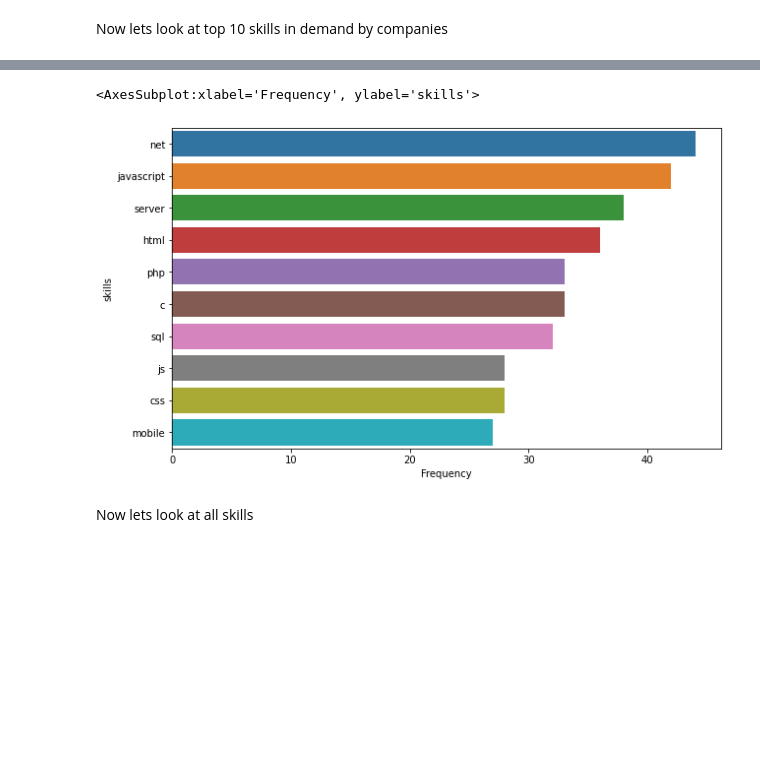
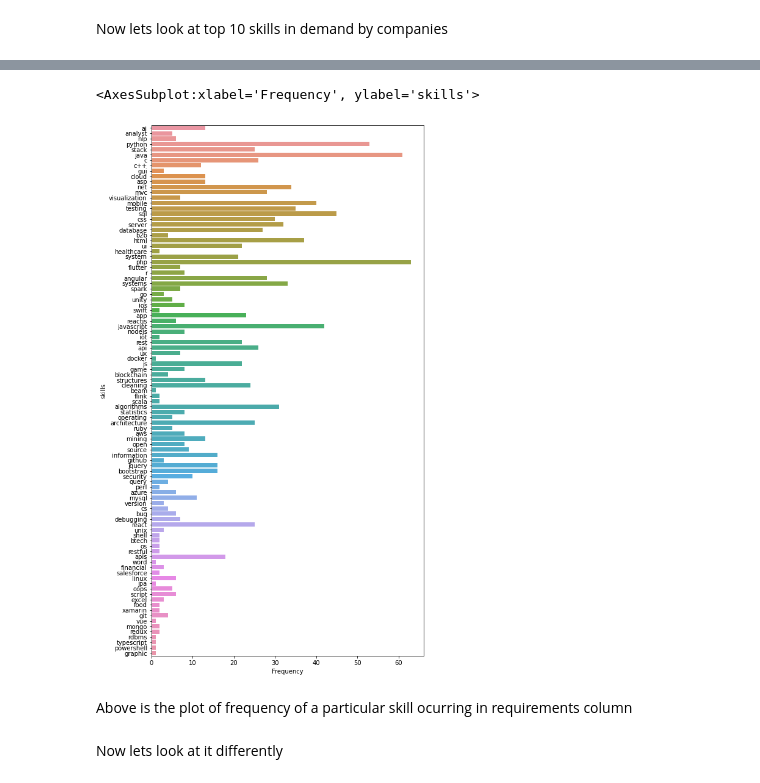
Before and after one commit to blaze-fire/Salary-Predictor, a Jupyter notebook: EDA.ipynb, the cells around one changed output, grey strips where cells are left out. Drawn from its saved outputs; the diff is of its cells as text; code cells hidden in the pictures; blank space fills up the shorter version.

```diff
--- a/EDA.ipynb
+++ b/EDA.ipynb
@@ -5,7 +5,7 @@ import matplotlib.pyplot as plt
 import seaborn as sns
 # %%
 %matplotlib inline
-plt.rcParams['figure.figsize'] = (10,6)
+plt.rcParams['figure.figsize'] = (10,8)
 # %%
 df = pd.read_csv('./data_prepared.csv')
 # %%
@@ -26,2 +25,0 @@ df.head()
-# %%
-df['requirements'].fillna('na', inplace=True)
@@ -87,5 +173,10 @@ skill_df = pd.DataFrame.from_dict(skills_dict, orient='index', columns=['Frequen
 top_skills = skill_df.sort_values(by='Frequency', ascending=False)[:10]
 top_skills['skills'] = top_skills.index
 top_skills.set_index(np.arange(0,len(top_skills)), inplace=True)
+# %%
+skill_df['skills'] = skill_df.index
+skill_df.set_index(np.arange(0, len(skill_df)), inplace=True)
+# %%
+skill_df['States'] = df['State']
 # %% [markdown]
 Now lets look at top 10 skills in demand by companies
@@ -92,10 +195,13 @@ Now lets look at top 10 skills in demand by companies
 # %%
-sns.barplot(x='Frequency', y='skills', data=top_skills)
+plt.figure(figsize=(8,16))
+sns.barplot(x='Frequency', y='skills', data=skill_df)
 # %% [output]
 <AxesSubplot:xlabel='Frequency', ylabel='skills'>
-[figure, old version]
+[figure, new version]
+# %% [markdown]
+Above is the plot of frequency of a particular skill ocurring in requirements column
 # %% [markdown]
-Now lets look at all skills
+Now lets look at it differently
 # %%
 from wordcloud import WordCloud
 
```
Also changed, not shown: parts of 68 cells of this notebook, 22 other files.
